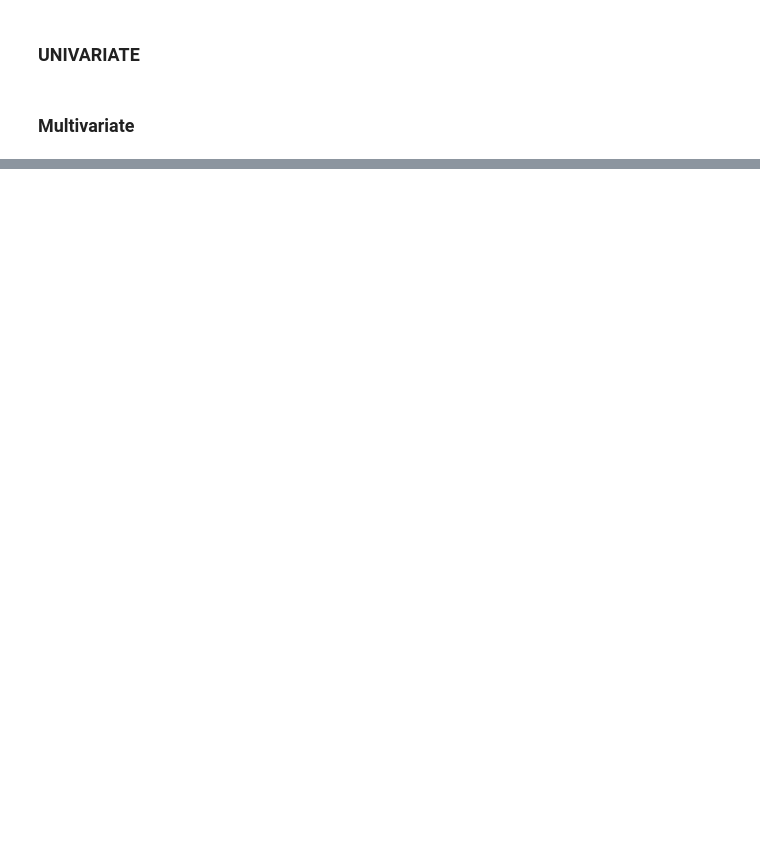
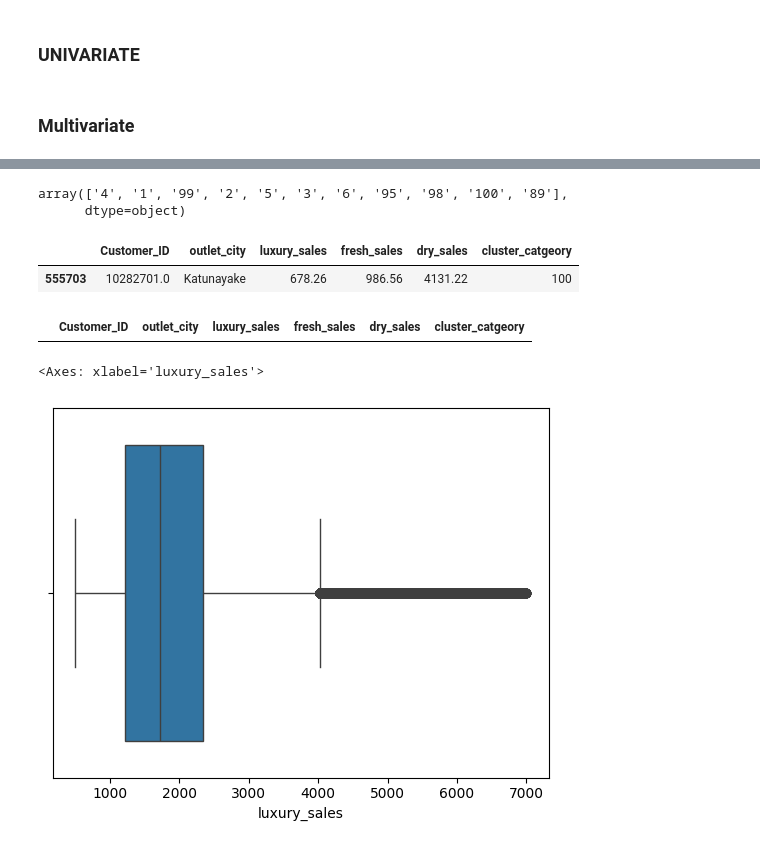
Before and after one commit to Insight-Syndicate/Octave-DSPL, a Jupyter notebook: Octave_DSPL.ipynb, the cells around one changed output, grey strips where cells are left out. Drawn from its saved outputs; the diff is of its cells as text; code cells hidden in the pictures; blank space fills up the shorter version.

```diff
--- a/Octave_DSPL.ipynb
+++ b/Octave_DSPL.ipynb
@@ -424,0 +739,4 @@ plt.show()
+# %%
+# since very low percentage & MACR - drop the null rows
+train.dropna(inplace=True)
+train.isnull().sum()
@@ -424,0 +752,5 @@ plt.show()
+# %%
+# change the customer ID feature to string datatype
+train['Customer_ID'] = train['Customer_ID'].astype(str)
+# Check data types
+train.dtypes
@@ -424,0 +790,33 @@ plt.show()
+# %%
+# Correct the wrong values
+train['cluster_catgeory'] = train['cluster_catgeory'].str.replace('6\\', '6')
+# %%
+# Check the unique values from the cluster category feature
+train['cluster_catgeory'].unique()
+# %% [output]
+array(['4', '1', '99', '2', '5', '3', '6', '95', '98', '100', '89'],
+      dtype=object)
+# %%
+# Rows with cluster category 100
+train[train['cluster_catgeory'] == "100"]
+# %% [output]
+|  | Customer_ID | outlet_city | luxury_sales | fresh_sales | dry_sales | cluster_catgeory |
+| 555703 | 10282701.0 | Katunayake | 678.26 | 986.56 | 4131.22 | 100 |
+# %%
+# drop the rows with invalid cluster categories
+train = train.drop(train[(train['cluster_catgeory'] == "99") |
+                         (train['cluster_catgeory'] == "100" ) |
+                          (train['cluster_catgeory'] == "95") |
+                           (train['cluster_catgeory'] == "98") |
+                            (train['cluster_catgeory'] == "89")].index)
+# %%
+# Rows with cluster category 100
+train[train['cluster_catgeory'] == "100"]
+# %% [output]
+|  | Customer_ID | outlet_city | luxury_sales | fresh_sales | dry_sales | cluster_catgeory |
+# %%
+# box plot for the luxury sales
+sns.boxplot(x=train['luxury_sales'])
+# %% [output]
+<Axes: xlabel='luxury_sales'>
+[figure, added]
```
Also changed, not shown: parts of 44 cells of this notebook.
